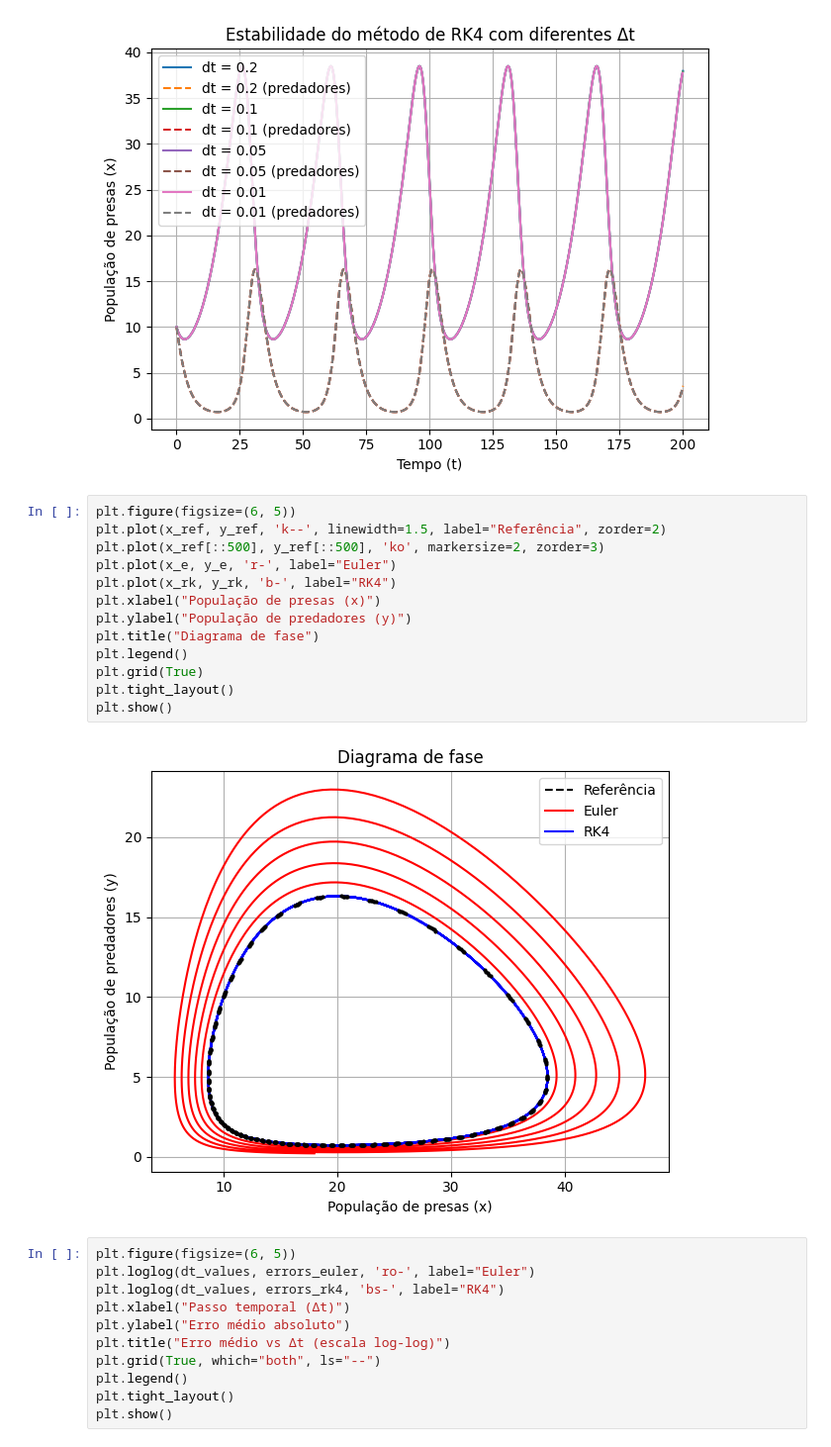
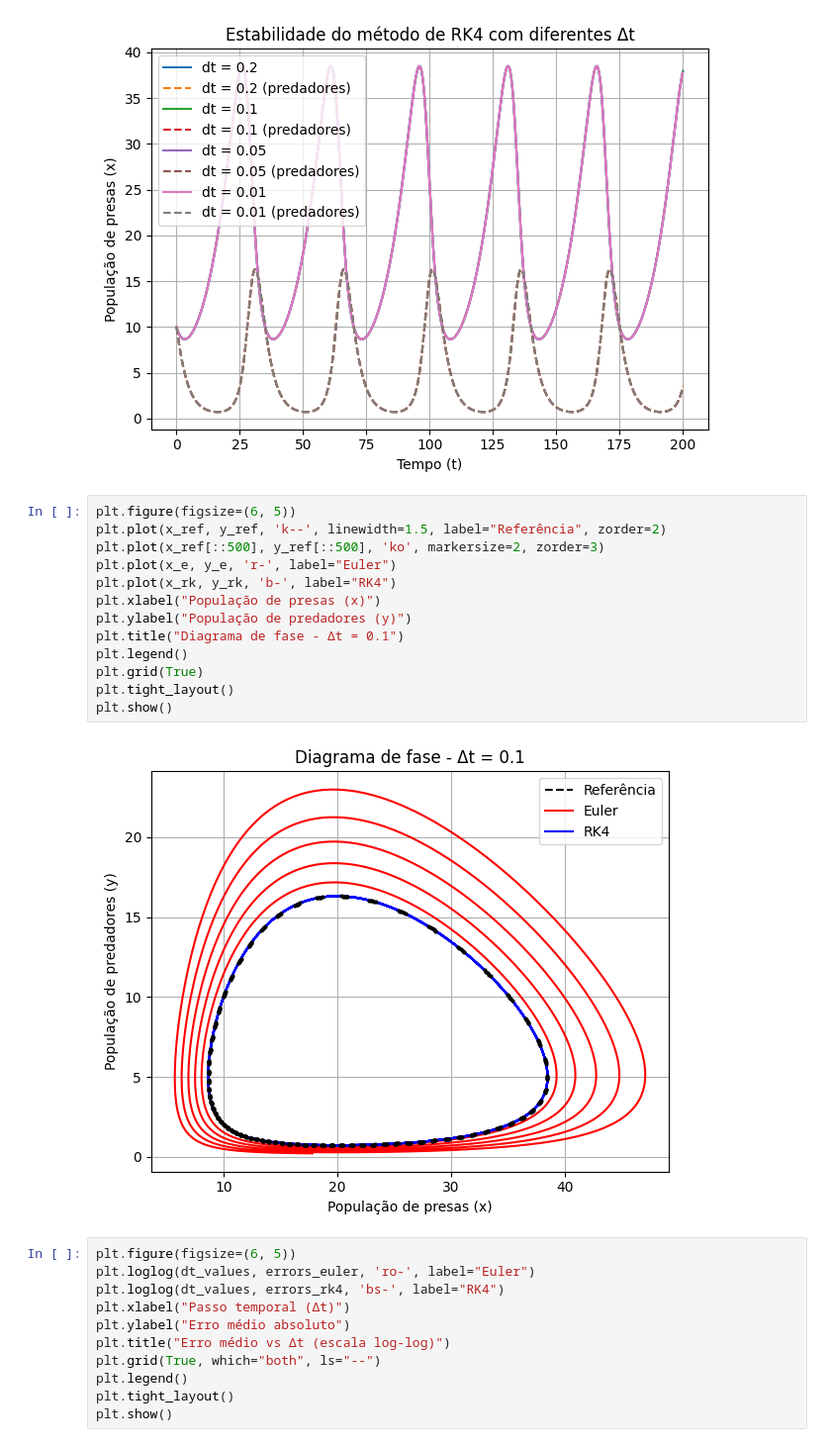
Before and after one commit to andreaoliveira9/Projeto-SO-1-Sim, a Jupyter notebook: recurso/src/ex2/analysis.ipynb, the cells around one changed output. Shown at 99% size. Drawn from its saved outputs; the diff is of its cells as text.

```diff
--- a/recurso/src/ex2/analysis.ipynb
+++ b/recurso/src/ex2/analysis.ipynb
@@ -130,18 +130,18 @@ plt.show()
 # %%
 plt.figure(figsize=(6, 5))
 plt.plot(x_ref, y_ref, 'k--', linewidth=1.5, label="Referência", zorder=2)
 plt.plot(x_ref[::500], y_ref[::500], 'ko', markersize=2, zorder=3)
 plt.plot(x_e, y_e, 'r-', label="Euler")
 plt.plot(x_rk, y_rk, 'b-', label="RK4")
 plt.xlabel("População de presas (x)")
 plt.ylabel("População de predadores (y)")
-plt.title("Diagrama de fase")
+plt.title("Diagrama de fase - Δt = 0.1")
 plt.legend()
 plt.grid(True)
 plt.tight_layout()
 plt.show()
 # %% [output]
-[figure, old version]
+[figure, new version]
 # %%
 plt.figure(figsize=(6, 5))
 plt.loglog(dt_values, errors_euler, 'ro-', label="Euler")
```
Also changed, not shown: parts of 3 cells of this notebook.
